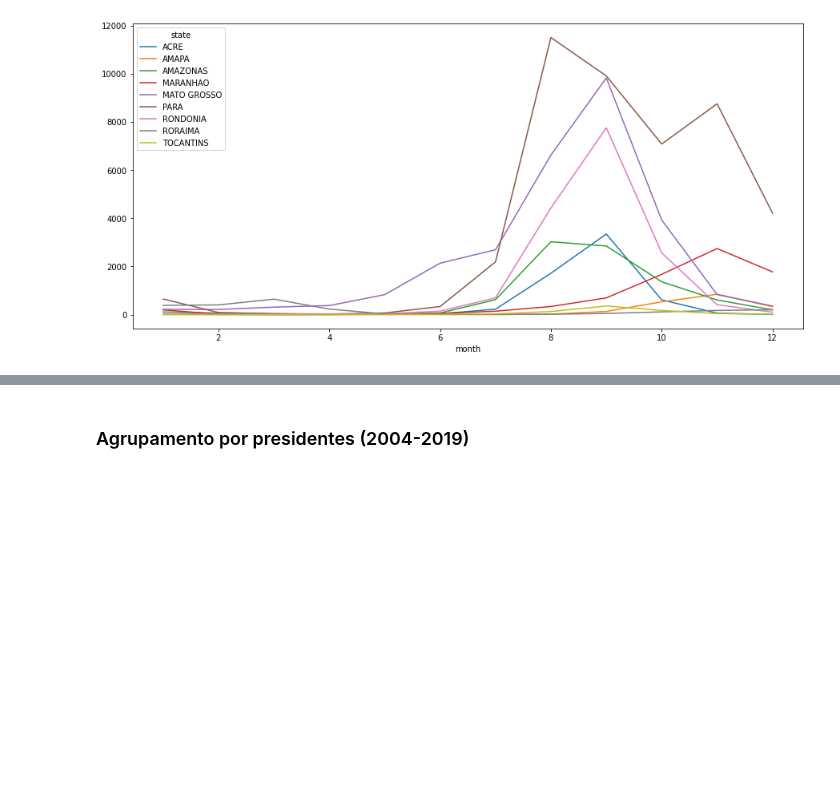
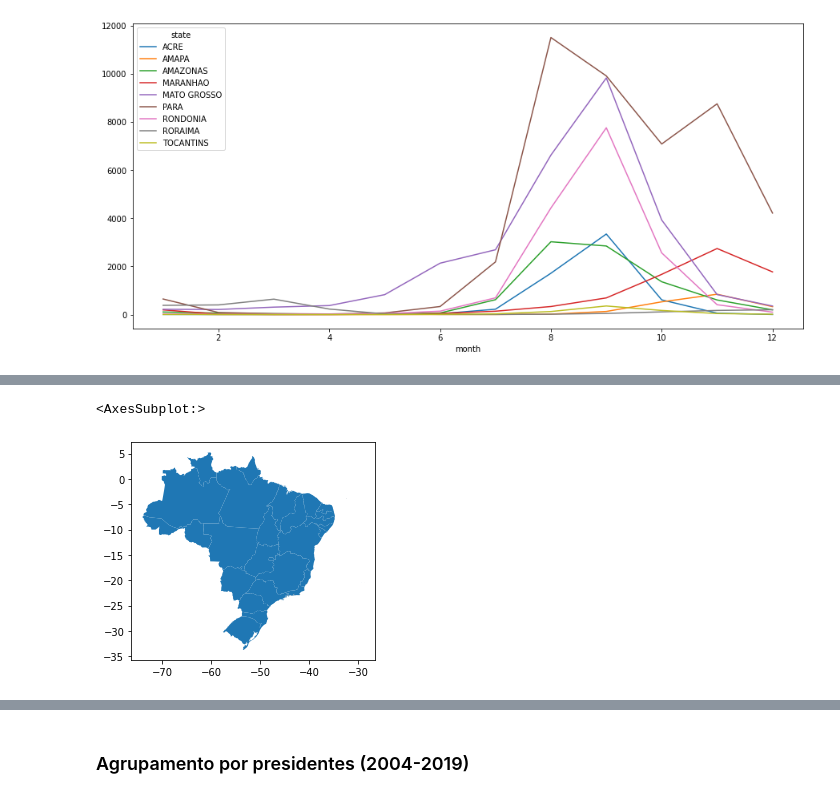
Before and after one commit to thiagomrs/icd2021projetoFinal, a Jupyter notebook: DesmatamentoDaAmazônia.ipynb, the cells around one changed output, grey strips where cells are left out. Cells and saved outputs as stored; diff of their text form; code cells hidden in the pictures; blank space fills up the shorter version.

Commit message:
Start to plot amazon fires in Brazil's map

```diff
--- a/DesmatamentoDaAmazônia.ipynb
+++ b/DesmatamentoDaAmazônia.ipynb
@@ -493,3 +503,9 @@ amazon_fires_df.groupby(['month','state'])['firespots'].mean().unstack().plot(ax
 # %% [output]
 <AxesSubplot:xlabel='month'>
 [figure]
+# %%
+gdf = gpd.GeoDataFrame(
+    amazon_fires_df, geometry=gpd.points_from_xy(amazon_fires_df.longitude, amazon_fires_df.latitude))
+
+brazil_map_df = gpd.read_file('maps/BR_UF_2020/BR_UF_2020.shp')
+brazil_map_df
@@ -495,0 +530,5 @@ amazon_fires_df.groupby(['month','state'])['firespots'].mean().unstack().plot(ax
+# %%
+brazil_map_df.plot()
+# %% [output]
+<AxesSubplot:>
+[figure, added]
```
Also changed, not shown: parts of 16 cells of this notebook, 15 other files.
